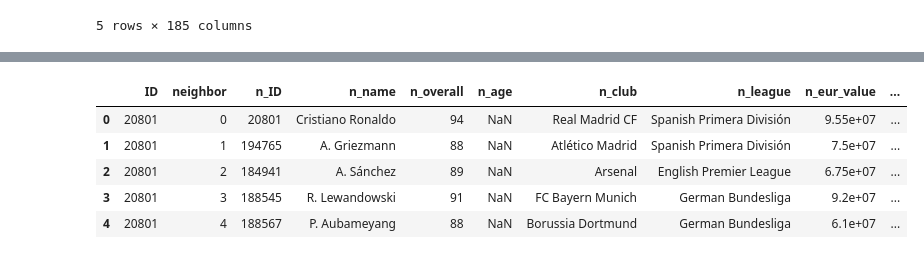
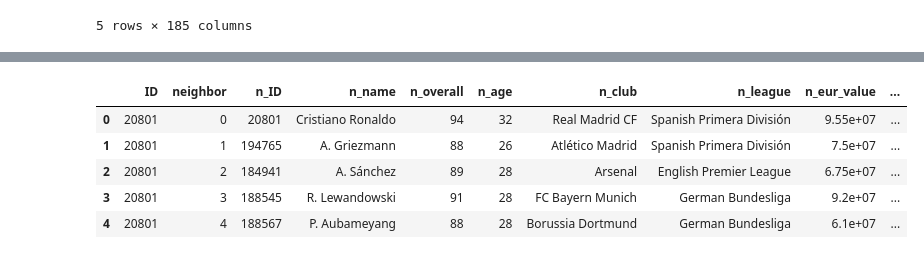
Before and after one commit to ppovedab/masterbigdatapfm, a Jupyter notebook: notebooks/pfm_pedro_poveda_02_modelo_no_supervisado_neighbors.ipynb, the cells around one changed output, grey strips where cells are left out. Saved outputs shown, nothing was run; the diff lists cells and outputs as text; code cells hidden in the pictures.

```diff
--- a/notebooks/pfm_pedro_poveda_02_modelo_no_supervisado_neighbors.ipynb
+++ b/notebooks/pfm_pedro_poveda_02_modelo_no_supervisado_neighbors.ipynb
@@ -133,12 +133,12 @@ x_columns = ["pac","sho","pas","dri","def","phy",
              "prefers_cb","prefers_lb","prefers_lwb","prefers_ls","prefers_lf","prefers_lam","prefers_lcm",
              "prefers_ldm","prefers_lcb","prefers_gk"]
 # %%
-# usamos un modelo No supervisado para generar los 50 vecinos de cada jugador
+# usamos un modelo No supervisado para generar los 10 vecinos de cada jugador
 # Cargamos las librerías de sklearn para clasificación NearestNeighbors
 from sklearn.neighbors import NearestNeighbors
 
-# Instanciamos el modelo (k = 50)
-neigh = NearestNeighbors(50)
+# Instanciamos el modelo (k = 10)
+neigh = NearestNeighbors(10)
 
 # Ajustamos el modelo
 model = neigh.fit(df[x_columns])
@@ -146,7 +146,7 @@ model = neigh.fit(df[x_columns])
 # Tomamos un ejemplo: Lucas Vázquez
 
 player_index = 211
-neighbors = model.kneighbors([df.iloc[player_index][x_columns]],n_neighbors=50)[1]
+neighbors = model.kneighbors([df.iloc[player_index][x_columns]],n_neighbors=10)[1]
 neighbors = np.reshape(neighbors,(neighbors.shape[1]))
 df.iloc[neighbors[0:]][["ID", "name", "overall", "age", "club", "league", "eur_value", "eur_release_clause"]]
 # %% [output]
@@ -174,42 +168,43 @@ df.iloc[neighbors[0:]][["ID", "name", "overall", "age", "club", "league", "eur_v
 # Inicializamos el dataset
 
 l = len(complete)
-v = 50
+v = 10
 n = l * v
 index = range(0,n)
 columns = ["ID", "neighbor", "n_ID", "n_name", "n_overall", "n_age",
            "n_club", "n_league", "n_eur_value", "n_eur_release_clause"]
 neighborsDF = pd.DataFrame(index=index, columns=columns)
 
 # Recorremos el dataset original con un bucle obteniendo los vecinos de cada futbolista
 
 listaJugadores = range(0, l)
 k = 0
 n = v
 for i in listaJugadores:
     neighbors = model.kneighbors([df.iloc[i][x_columns]],n_neighbors=n)[1]
     neighbors = np.reshape(neighbors,(neighbors.shape[1]))
     listaNeighbors = range(0, n)
     for j in listaNeighbors:
         neighborsDF.loc[k,"ID"] = df.loc[i,'ID']
         neighborsDF.loc[k,"neighbor"] = j
         neighborsDF.loc[k,"n_ID"] = df.iloc[neighbors[j]]["ID"]
         neighborsDF.loc[k,"n_name"] = df.iloc[neighbors[j]]["name"]
         neighborsDF.loc[k,"n_overall"] = df.iloc[neighbors[j]]["overall"]
+        neighborsDF.loc[k,"n_age"] = df.iloc[neighbors[j]]["age"]
         neighborsDF.loc[k,"n_club"] = df.iloc[neighbors[j]]["club"]
         neighborsDF.loc[k,"n_league"] = df.iloc[neighbors[j]]["league"]
         neighborsDF.loc[k,"n_eur_value"] = df.iloc[neighbors[j]]["eur_value"]
         neighborsDF.loc[k,"n_eur_release_clause"] = df.iloc[neighbors[j]]["eur_release_clause"]
         k = k + 1
 
 neighborsDF.head()
 # %% [output]
 |  | ID | neighbor | n_ID | n_name | n_overall | n_age | n_club | n_league | n_eur_value | ... |
-| 0 | 20801 | 0 | 20801 | Cristiano Ronaldo | 94 | NaN | Real Madrid CF | Spanish Primera División | 9.55e+07 | ... |
-| 1 | 20801 | 1 | 194765 | A. Griezmann | 88 | NaN | Atlético Madrid | Spanish Primera División | 7.5e+07 | ... |
-| 2 | 20801 | 2 | 184941 | A. Sánchez | 89 | NaN | Arsenal | English Premier League | 6.75e+07 | ... |
-| 3 | 20801 | 3 | 188545 | R. Lewandowski | 91 | NaN | FC Bayern Munich | German Bundesliga | 9.2e+07 | ... |
-| 4 | 20801 | 4 | 188567 | P. Aubameyang | 88 | NaN | Borussia Dortmund | German Bundesliga | 6.1e+07 | ... |
+| 0 | 20801 | 0 | 20801 | Cristiano Ronaldo | 94 | 32 | Real Madrid CF | Spanish Primera División | 9.55e+07 | ... |
+| 1 | 20801 | 1 | 194765 | A. Griezmann | 88 | 26 | Atlético Madrid | Spanish Primera División | 7.5e+07 | ... |
+| 2 | 20801 | 2 | 184941 | A. Sánchez | 89 | 28 | Arsenal | English Premier League | 6.75e+07 | ... |
+| 3 | 20801 | 3 | 188545 | R. Lewandowski | 91 | 28 | FC Bayern Munich | German Bundesliga | 9.2e+07 | ... |
+| 4 | 20801 | 4 | 188567 | P. Aubameyang | 88 | 28 | Borussia Dortmund | German Bundesliga | 6.1e+07 | ... |
 # %%
 # Escribimos el resultado en CSV
 
```
Also changed, not shown: parts of 2 cells of this notebook, 3 other files.
